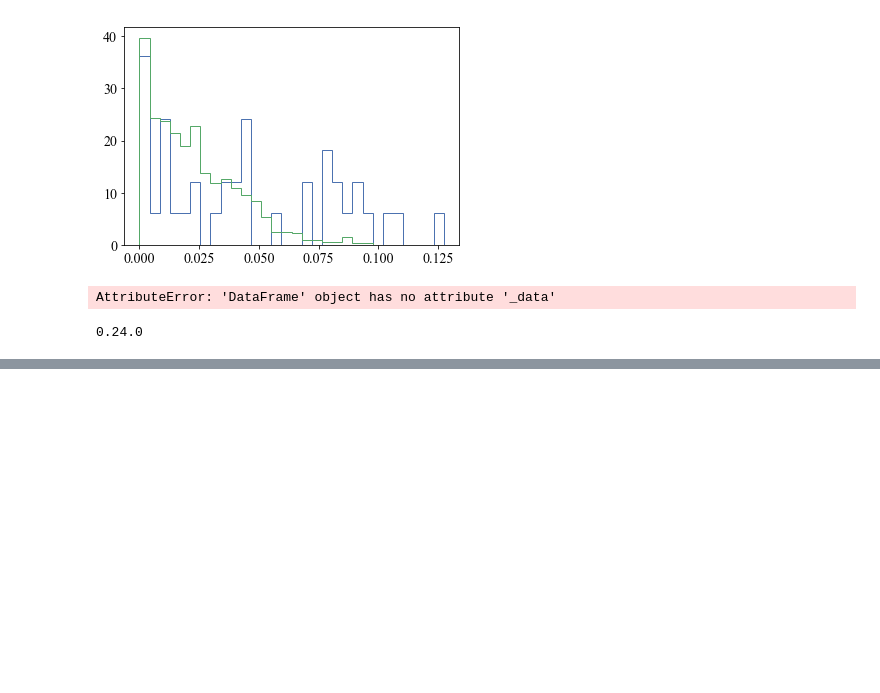
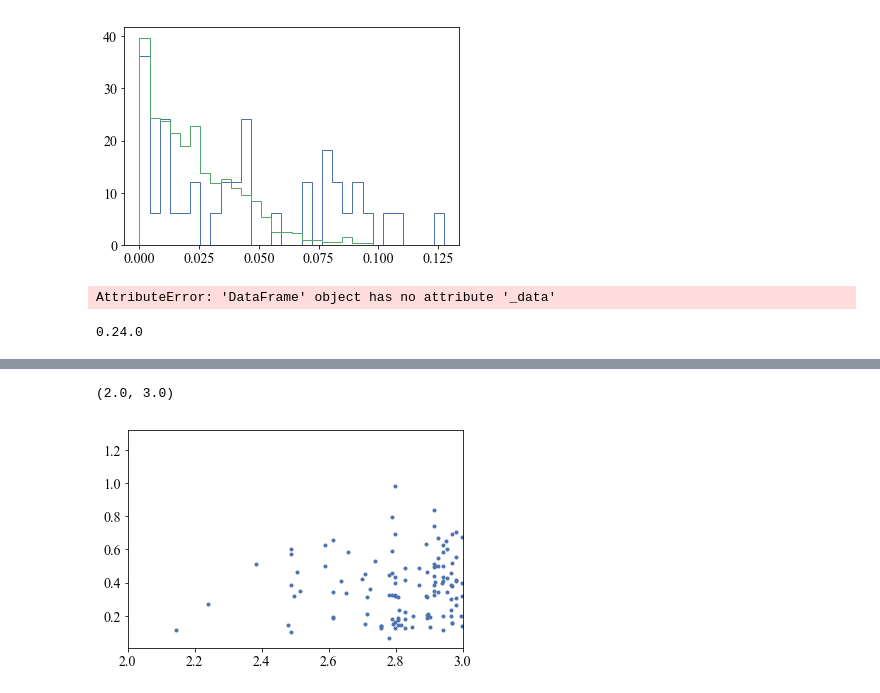
Before and after one commit to thomasmolnar/virac_classifier, a Jupyter notebook: test_notebooks/var_out.ipynb, the cells around one changed output, grey strips where cells are left out. Cells and saved outputs as stored; diff of their text form; code cells hidden in the pictures; blank space fills up the shorter version.

```diff
--- a/test_notebooks/var_out.ipynb
+++ b/test_notebooks/var_out.ipynb
@@ -802,0 +841,6 @@ print(pandas.__version__)
+# %%
+plt.plot(np.log10(tt['lsq_period'][tt['class']!='CONST']),tt['amplitude'][tt['class']!='CONST'],'.');
+plt.xlim(2.,3.)
+# %% [output]
+(2.0, 3.0)
+[figure, added]
```
Also changed, not shown: parts of 8 cells of this notebook, 3 other files.
